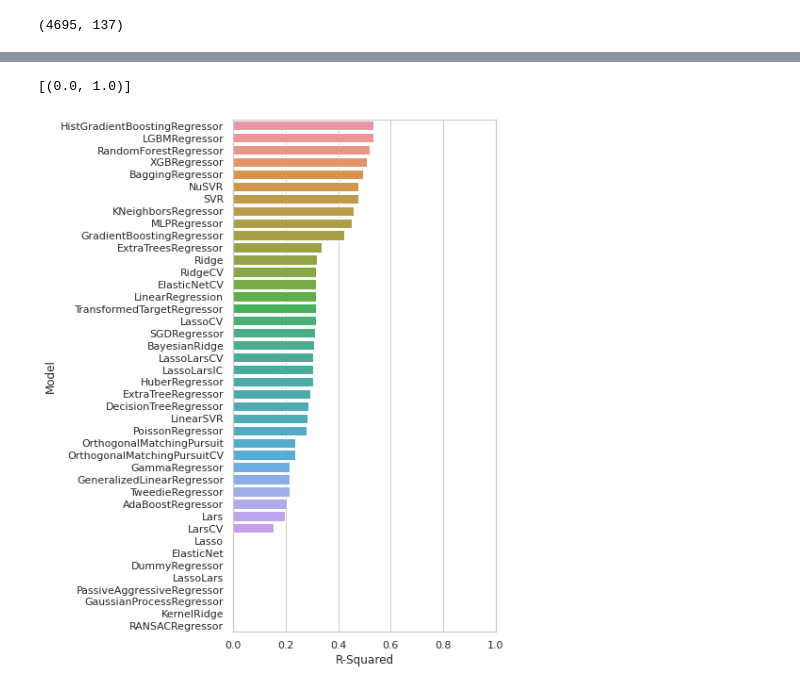
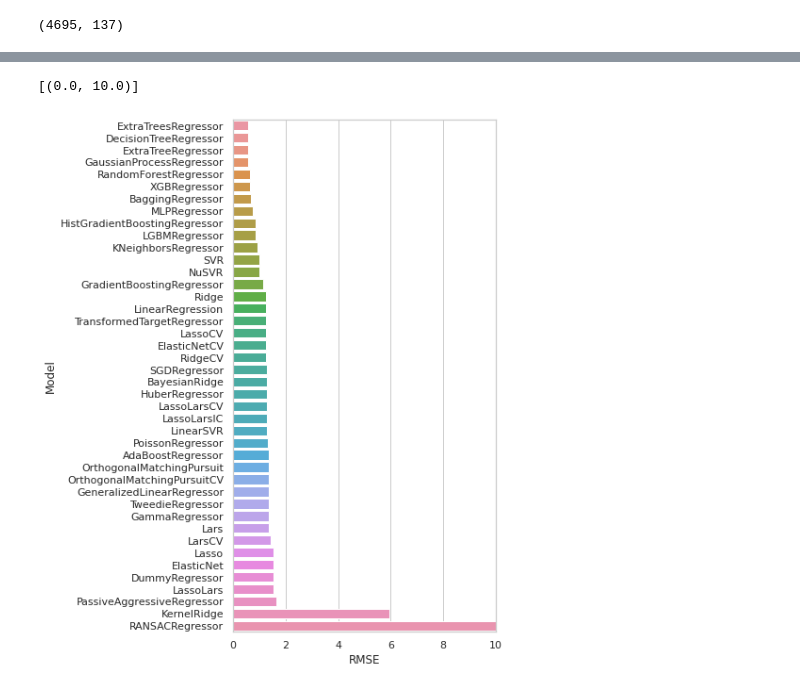
Before and after one commit to diyaarul2981/HBDrug_Dev_C, a Jupyter notebook: CDD_ML_Part_5_Acetylcholinesterase_Compare_Regressors.ipynb, the cells around one changed output, grey strips where cells are left out. Saved outputs shown, nothing was run; the diff lists cells and outputs as text; code cells hidden in the pictures.

```diff
--- a/CDD_ML_Part_5_Acetylcholinesterase_Compare_Regressors.ipynb
+++ b/CDD_ML_Part_5_Acetylcholinesterase_Compare_Regressors.ipynb
@@ -77,4 +78,5 @@ X_train, X_test, Y_train, Y_test = train_test_split(X, Y, test_size=0.2, random_
 # %%
-#defining and building lazy classifier
+# Defines and builds the lazyclassifier
 clf = LazyRegressor(verbose=0,ignore_warnings=True, custom_metric=None)
-train, test=clf.fit(X_train, X_test, Y_train, Y_test)
+models_train,predictions_train = clf.fit(X_train, X_train, Y_train, Y_train)
+models_test,predictions_test = clf.fit(X_train, X_test, Y_train, Y_test)
@@ -127,13 +122,13 @@ test
 # %%
-# Bar plot of R-squared values
+# Bar plot of RMSE values
 import matplotlib.pyplot as plt
 import seaborn as sns
 
 plt.figure(figsize=(5, 10))
 sns.set_theme(style="whitegrid")
-ax = sns.barplot(y=train.index, x="R-Squared", data=train)
-ax.set(xlim=(0, 1))
+ax = sns.barplot(y=predictions_train.index, x="RMSE", data=predictions_train)
+ax.set(xlim=(0, 10))
 # %% [output]
-[(0.0, 1.0)]
+[(0.0, 10.0)]
-[figure, old version]
+[figure, new version]
 # %%
```
Also changed, not shown: parts of 20 cells of this notebook.
